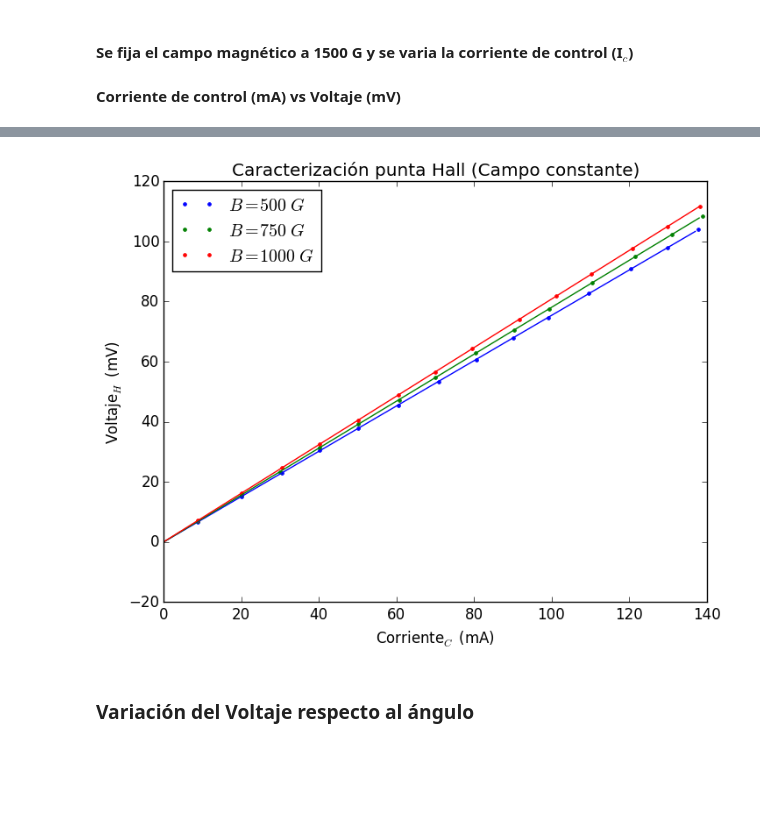
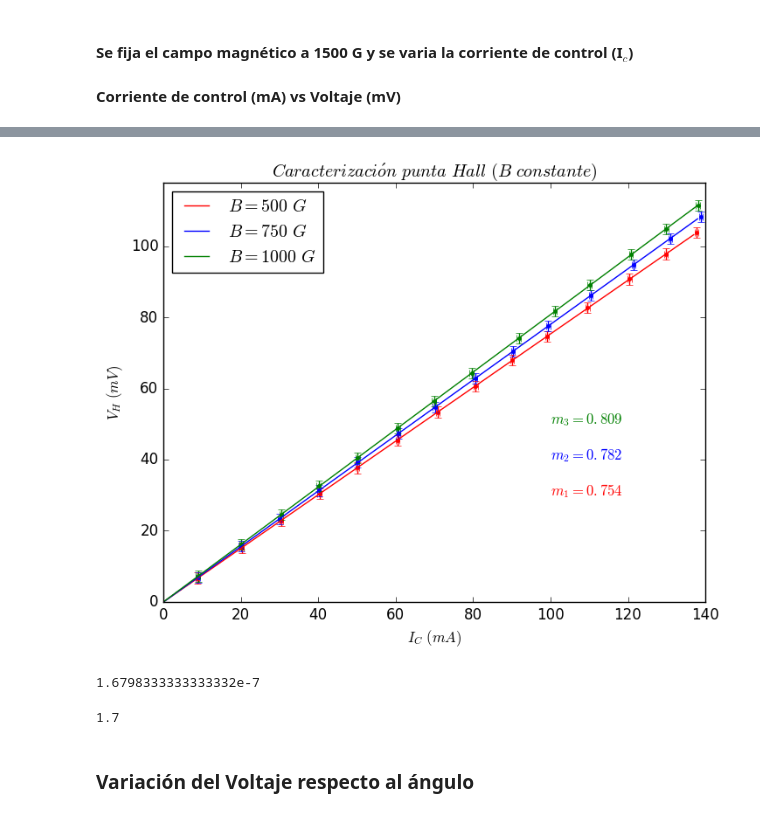
Before and after one commit to LFelipeGomez/LabConII, a Jupyter notebook: Hall/Efecto_hall.ipynb, the cells around one changed output, grey strips where cells are left out. Saved outputs shown, nothing was run; the diff lists cells and outputs as text; code cells hidden in the pictures; blank space fills up the shorter version.

```diff
--- a/Hall/Efecto_hall.ipynb
+++ b/Hall/Efecto_hall.ipynb
@@ -24,7 +26,7 @@ function ajuste_recta(X,Y)
 
     xs = 0:1:X[n]
     ys = [y = m*x + b for x in xs]
-    return xs, ys
+    return m, xs, ys
 end
 
 function valor_esperado(X,ν,ℓ)
@@ -249,22 +158,43 @@ corriente_voltaje_750 = [8.9 6.9; 20 15.6; 30 23.3; 40.2 31.3; 50.1 39.2; 60.7 4
 # %%
-plot(corriente_voltaje_500[:,1], corriente_voltaje_500[:,2], "b.", label=L"B = 500\ G")
-plot(corriente_voltaje_750[:,1], corriente_voltaje_750[:,2], "g.", label=L"B = 750\ G")
-plot(corriente_voltaje_1000[:,1], corriente_voltaje_1000[:,2], "r.", label=L"B = 1000\ G")
+errorbar(corriente_voltaje_500[:,1], corriente_voltaje_500[:,2],yerr=1.5,xerr=0.5,c="r",fmt=".",ecolor="r")
+errorbar(corriente_voltaje_750[:,1], corriente_voltaje_750[:,2],yerr=1.5,xerr=0.5,c="b",fmt=".",ecolor="b")
+errorbar(corriente_voltaje_1000[:,1], corriente_voltaje_1000[:,2],yerr=1.5,xerr=0.5,c="g",fmt=".",ecolor="g")
 
-a_500, b_500 = ajuste_recta(corriente_voltaje_500[:,1], corriente_voltaje_500[:,2])
-a_750, b_750 = ajuste_recta(corriente_voltaje_750[:,1], corriente_voltaje_750[:,2])
-a_1000, b_1000 = ajuste_recta(corriente_voltaje_1000[:,1], corriente_voltaje_1000[:,2])
+m₄, a_500, b_500 = ajuste_recta(corriente_voltaje_500[:,1], corriente_voltaje_500[:,2])
+m₅, a_750, b_750 = ajuste_recta(corriente_voltaje_750[:,1], corriente_voltaje_750[:,2])
+m₆, a_1000, b_1000 = ajuste_recta(corriente_voltaje_1000[:,1], corriente_voltaje_1000[:,2])
 
-plot(a_500, b_500, "b")
-plot(a_750, b_750, "g")
-plot(a_1000, b_1000, "r")
+m₄ = round(m₄,3)
+m₅ = round(m₅,3)
+m₆ = round(m₆,3)
 
-title("Caracterización punta Hall (Campo constante)")
-xlabel(L"Corriente$_C$ (mA)")
-ylabel(L"Voltaje$_H$ (mV)")
-legend(loc="upper left");
+plot(a_500, b_500, "r", label=L"B = 500\ G")
+plot(a_750, b_750, "b", label=L"B = 750\ G")
+plot(a_1000, b_1000, "g", label=L"B = 1000\ G")
+
+title(L"Caracterizaci\acute{o}n\ punta\ Hall\ (B\ constante)")
+xlabel(L"$I_C\ (mA)$")
+ylabel(L"$V_H\ (mV)$")
+ylim(0,118)
+legend(loc="upper left")
+text(100, 30, latexstring("m_1 =",m₄), color="r")
+text(100, 40, latexstring("m_2 =",m₅), color="b")
+text(100, 50, latexstring("m_3 =",m₆), color="g")
+savefig("figura_5");
 # %% [output]
-[figure, old version]
+[figure, new version]
+# %%
+RH₄ = h*m₄/500
+RH₅ = h*m₅/750
+RH₆ = h*m₆/1000
+
+(RH₄ + RH₅ + RH₆)/3
+# %% [output]
+1.6798333333333332e-7
+# %%
+(1.67+1.73)/2
+# %% [output]
+1.7
 # %% [markdown]
 ### Variación del Voltaje respecto al ángulo
 # %% [markdown]
```
Also changed, not shown: parts of 34 cells of this notebook, 18 other files.
